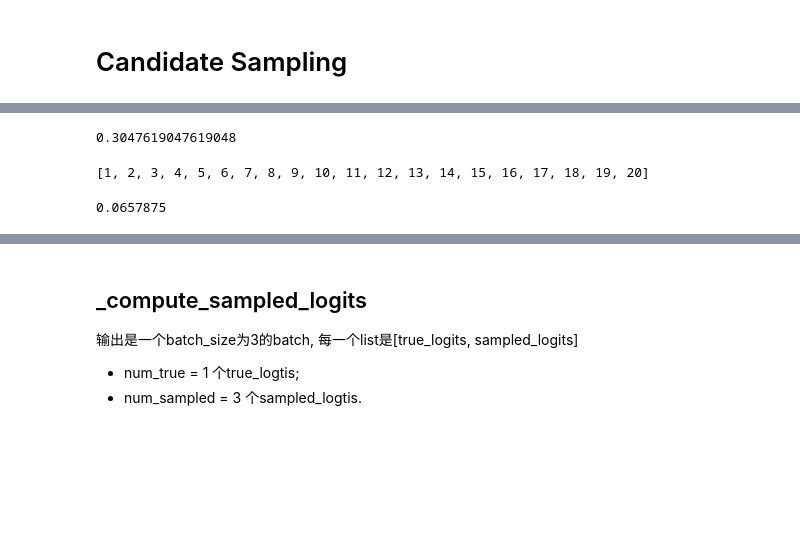
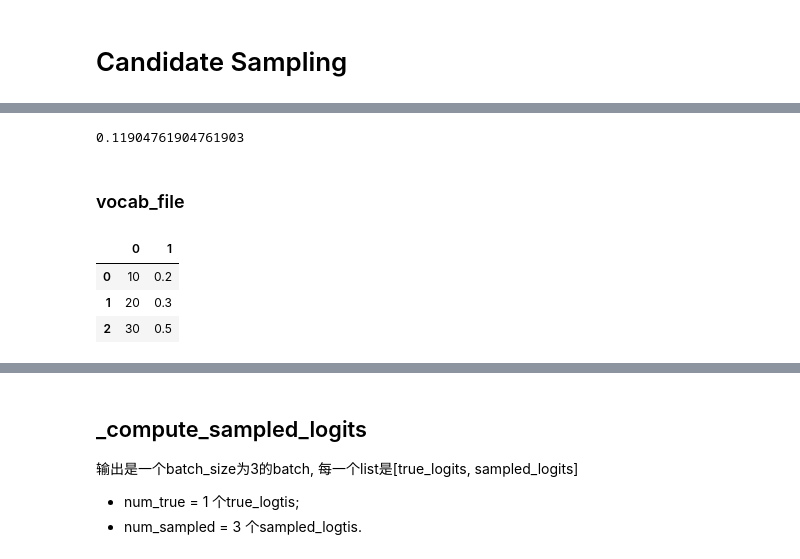
Before and after one commit to Chet-Sheng/python_sample_code, a Jupyter notebook: Tensorflow/0_Tensorflow_Base.ipynb, the cells around one changed output, grey strips where cells are left out. Cells and saved outputs as stored; diff of their text form; code cells hidden in the pictures; blank space fills up the shorter version.

Commit message:
Sampling Update + Update Tensorflow

```diff
--- a/Tensorflow/0_Tensorflow_Base.ipynb
+++ b/Tensorflow/0_Tensorflow_Base.ipynb
@@ -492,12 +616,33 @@ np.sum(range(20))
-# %%
-np.sum(sampled_candidates)/np.sum(range(1,21))
-# %% [output]
-0.3047619047619048
-# %%
-list(range(1,21))
-# %% [output]
-[1, 2, 3, 4, 5, 6, 7, 8, 9, 10, 11, 12, 13, 14, 15, 16, 17, 18, 19, 20]
-# %%
-0.26315/4
-# %% [output]
-0.0657875
+# %%
+p=5/np.sum(range(1,21))
+tmp=0
+for i in range(0,6):
+    tmp += comb(5, i)*p**i*(1-p)**(5-i)*i
+print(tmp)
+# %% [output]
+0.11904761904761903
+# %% [markdown]
+### vocab_file
+# %%
+import math
+import numpy as np
+import pandas as pd
+from io import StringIO
+
+import tensorflow as tf
+
+# mock a csv
+vocab_file = StringIO(
+    '''
+    10, 0.2
+    20, 0.3
+    30, 0.5
+    '''
+)
+a=pd.read_csv(vocab_file, header = None)
+a
+# %% [output]
+|  | 0 | 1 |
+| 0 | 10 | 0.2 |
+| 1 | 20 | 0.3 |
+| 2 | 30 | 0.5 |
```
Also changed, not shown: parts of 17 cells of this notebook, 3 other files.
